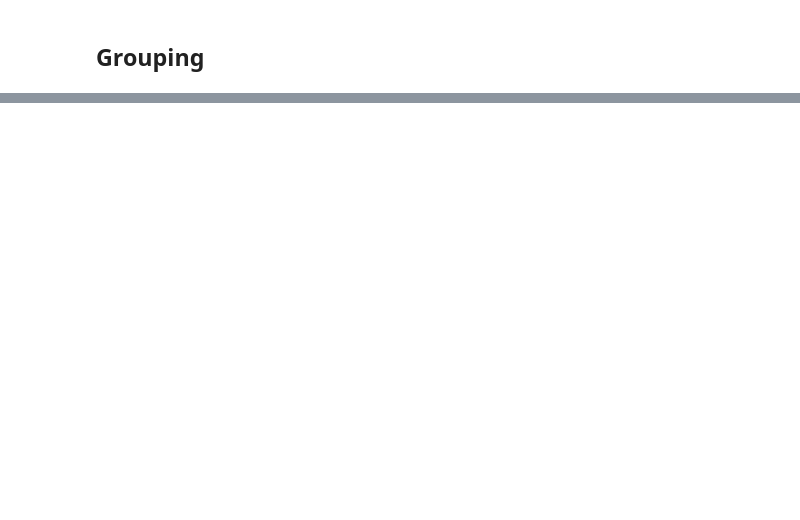
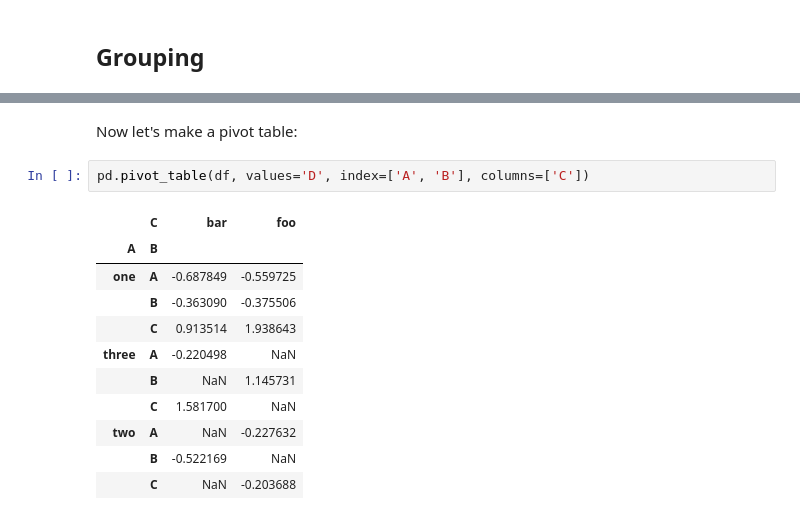
Before and after one commit to bgroveben/coursera_python_fundamentals, a Jupyter notebook: from_the_docs/ten_minutes_to_pandas.ipynb, the cells around one changed output, grey strips where cells are left out. Saved outputs shown, nothing was run; the diff lists cells and outputs as text; blank space fills up the shorter version.

```diff
--- a/from_the_docs/ten_minutes_to_pandas.ipynb
+++ b/from_the_docs/ten_minutes_to_pandas.ipynb
@@ -825,0 +1030,16 @@ df.append(s, ignore_index=True)
+# %% [markdown]
+Now let's make a pivot table:
+# %%
+pd.pivot_table(df, values='D', index=['A', 'B'], columns=['C'])
+# %% [output]
+|  | C | bar | foo |
+| A | B |  |  |
+| one | A | -0.687849 | -0.559725 |
+|  | B | -0.363090 | -0.375506 |
+|  | C | 0.913514 | 1.938643 |
+| three | A | -0.220498 | NaN |
+|  | B | NaN | 1.145731 |
+|  | C | 1.581700 | NaN |
+| two | A | NaN | -0.227632 |
+|  | B | -0.522169 | NaN |
+|  | C | NaN | -0.203688 |
```
Also changed, not shown: parts of 78 cells of this notebook, 1 other file.
